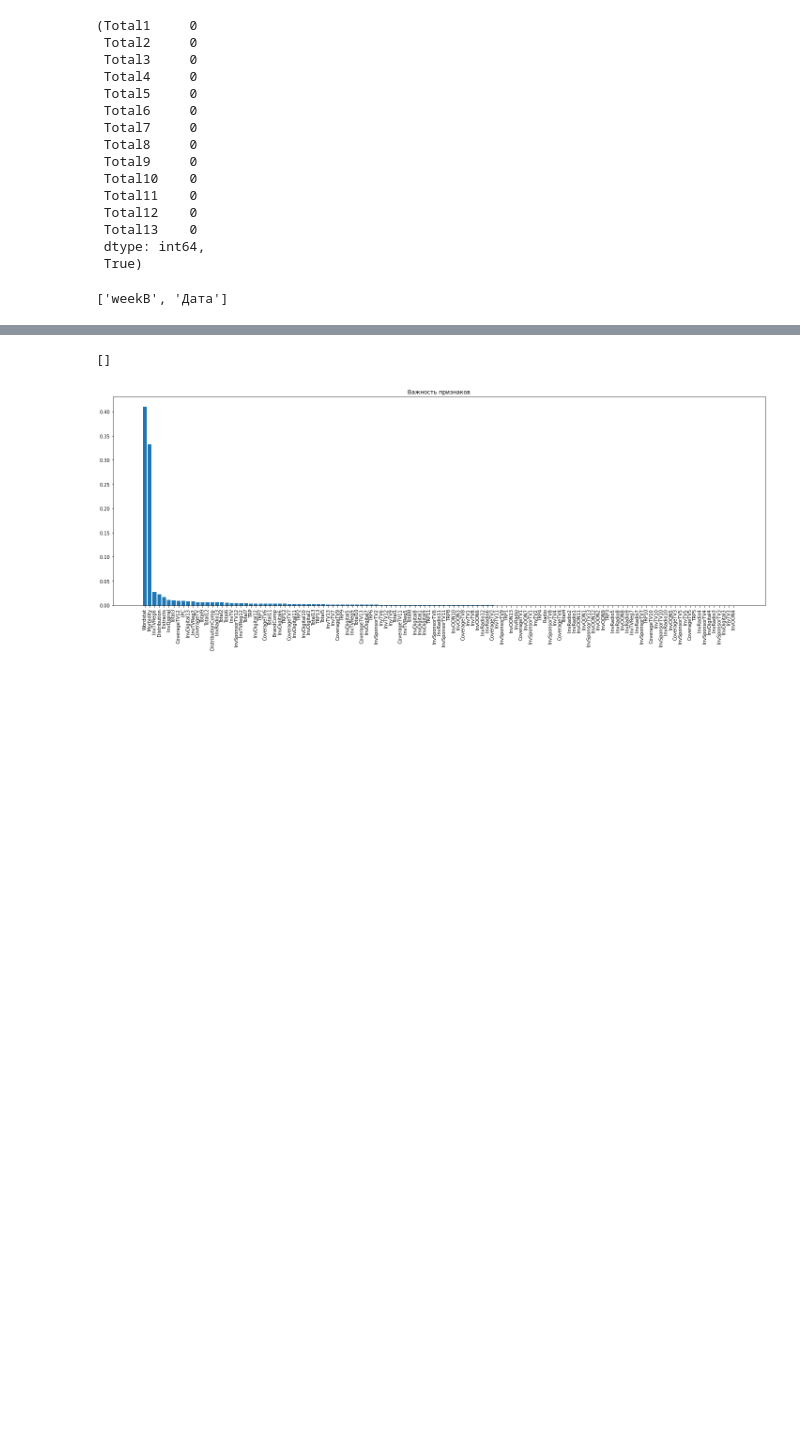
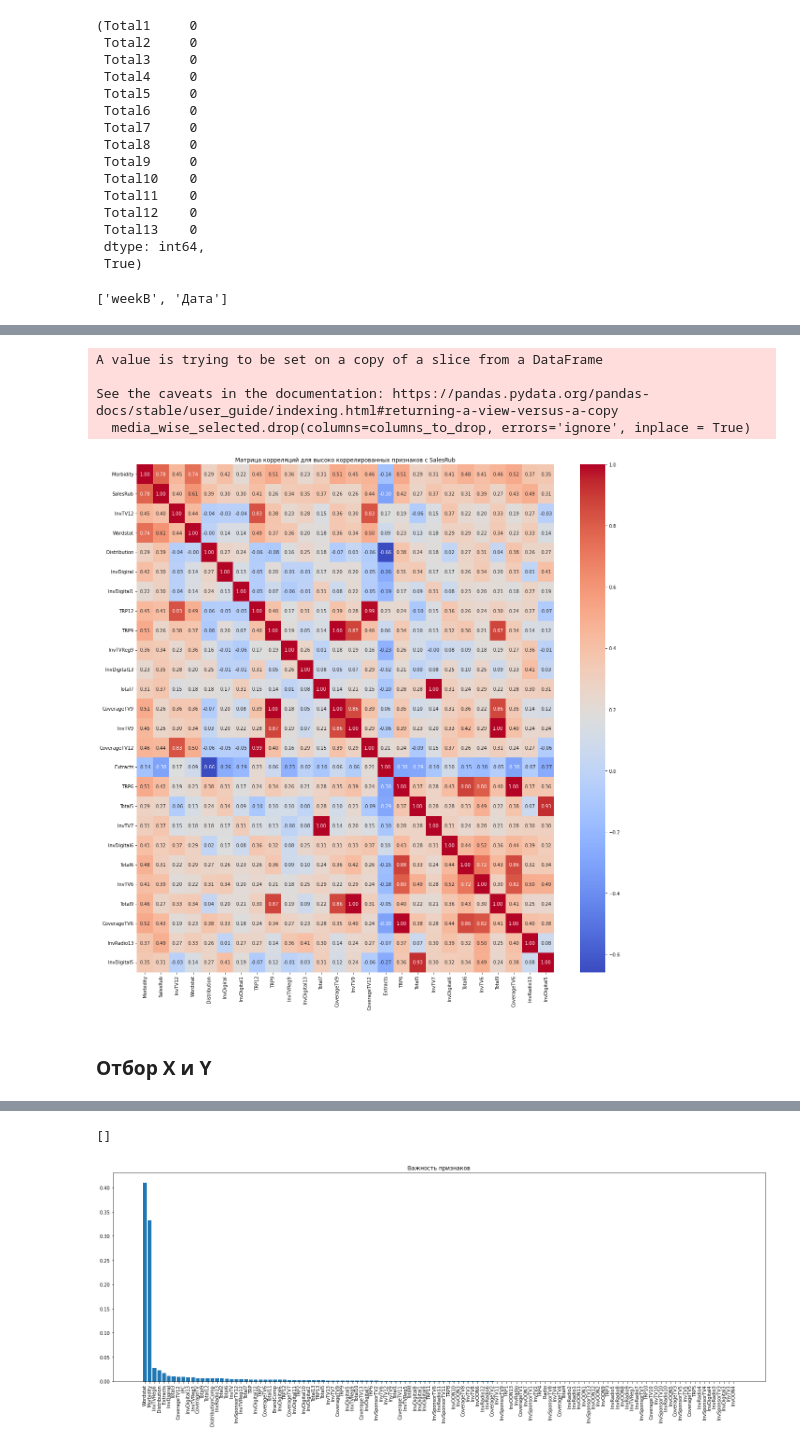
Before and after one commit to Exeskicks/media_wise, a Jupyter notebook: media_wise.ipynb, the cells around one changed output, grey strips where cells are left out. Drawn from its saved outputs; the diff is of its cells as text; code cells hidden in the pictures; blank space fills up the shorter version.

```diff
--- a/media_wise.ipynb
+++ b/media_wise.ipynb
@@ -319,0 +347,20 @@ Y = media_wise_filtered['SalesRub'].dropna()
+# %%
+import pandas as pd
+
+# Предположим, что media_wise_filtered - это ваш исходный DataFrame
+correlation_matrix = media_wise_filtered.corr()
+
+# Отбор признаков с корреляцией больше 0.1 по модулю с SalesRub
+features_high_correlation = correlation_matrix.index[abs(correlation_matrix["SalesRub"]) > 0.1].tolist()
+
+# Всегда включаем 'SalesRub' и другие важные столбцы в список
+mandatory_columns = ['SalesRub', 'year', 'week', 'weekB']  # Список обязательных столбцов
+features_high_correlation.extend(mandatory_columns)  # Добавляем обязательные столбцы
+features_high_correlation = list(set(features_high_correlation))  # Удаляем возможные дубликаты
+
+# Создание нового DataFrame только с выбранными признаками
+media_wise_selected = media_wise_filtered[features_high_correlation]
+
+# Вывод информации о новом DataFrame
+print(media_wise_selected.info())
+print("Новый датасет успешно создан и содержит только отобранные признаки с корреляцией > 0.1.")
@@ -319,0 +385,33 @@ Y = media_wise_filtered['SalesRub'].dropna()
+# %%
+columns_to_drop = ['Sales', 'R1', 'R2', 'R3', 'R4', 'R5', 'R6', 'Продано_diff']
+media_wise_selected.drop(columns=columns_to_drop, errors='ignore', inplace = True)
+# %% [output]
+A value is trying to be set on a copy of a slice from a DataFrame
+
+See the caveats in the documentation: https://pandas.pydata.org/pandas-docs/stable/user_guide/indexing.html#returning-a-view-versus-a-copy
+  media_wise_selected.drop(columns=columns_to_drop, errors='ignore', inplace = True)
+# %%
+import matplotlib.pyplot as plt
+import seaborn as sns
+
+# Пересчитываем корреляционную матрицу для уже отобранных признаков
+correlation_matrix = media_wise_selected.corr()
+
+# Создаем булев индекс для признаков, которые имеют корреляцию больше 0.3 по модулю с SalesRub
+high_corr_index = correlation_matrix["SalesRub"].abs() > 0.25
+
+# Фильтруем индексы, удовлетворяющие условию выше
+features_high_correlation = correlation_matrix.index[high_corr_index].tolist()
+
+# Создаем корреляционную матрицу только для отобранных признаков
+selected_correlation_matrix = correlation_matrix.loc[features_high_correlation, features_high_correlation]
+
+# Визуализация корреляционной матрицы
+plt.figure(figsize=(20, 20))
+sns.heatmap(selected_correlation_matrix, annot=True, fmt='.2f', cmap='coolwarm', cbar=True)
+plt.title('Матрица корреляций для высоко коррелированных признаков с SalesRub')
+plt.show()
+# %% [output]
+[figure, added]
+# %% [markdown]
+### Отбор X и Y
```
Also changed, not shown: parts of 58 cells of this notebook, 1 other file.
